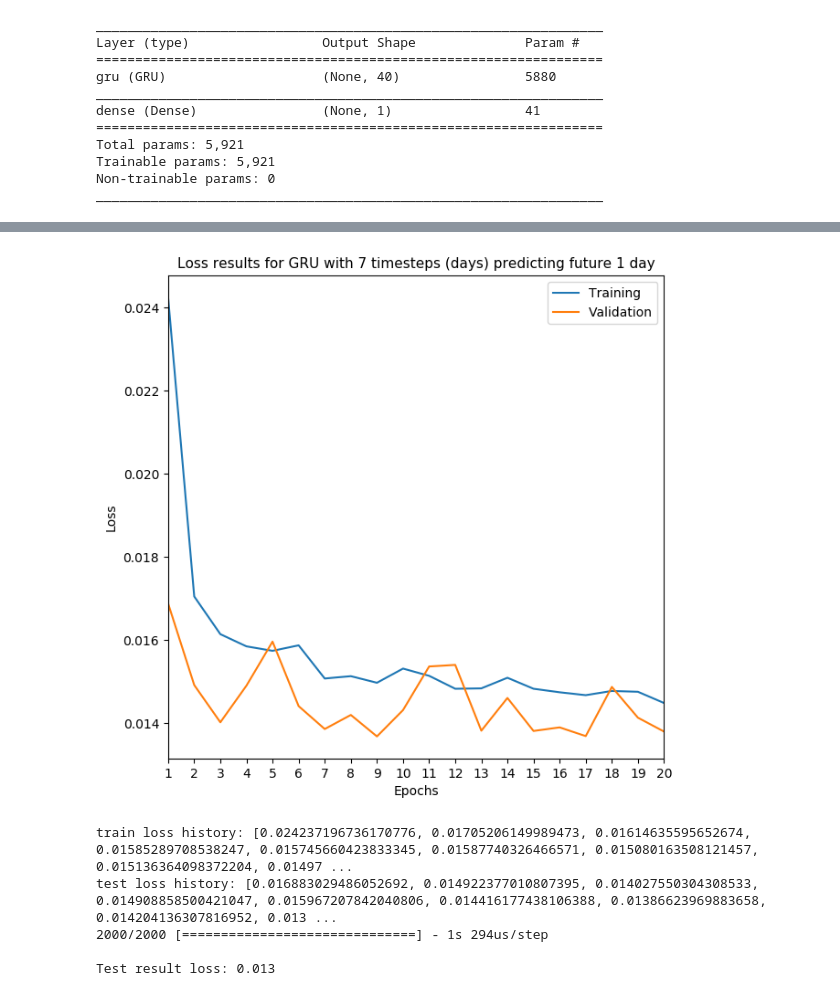
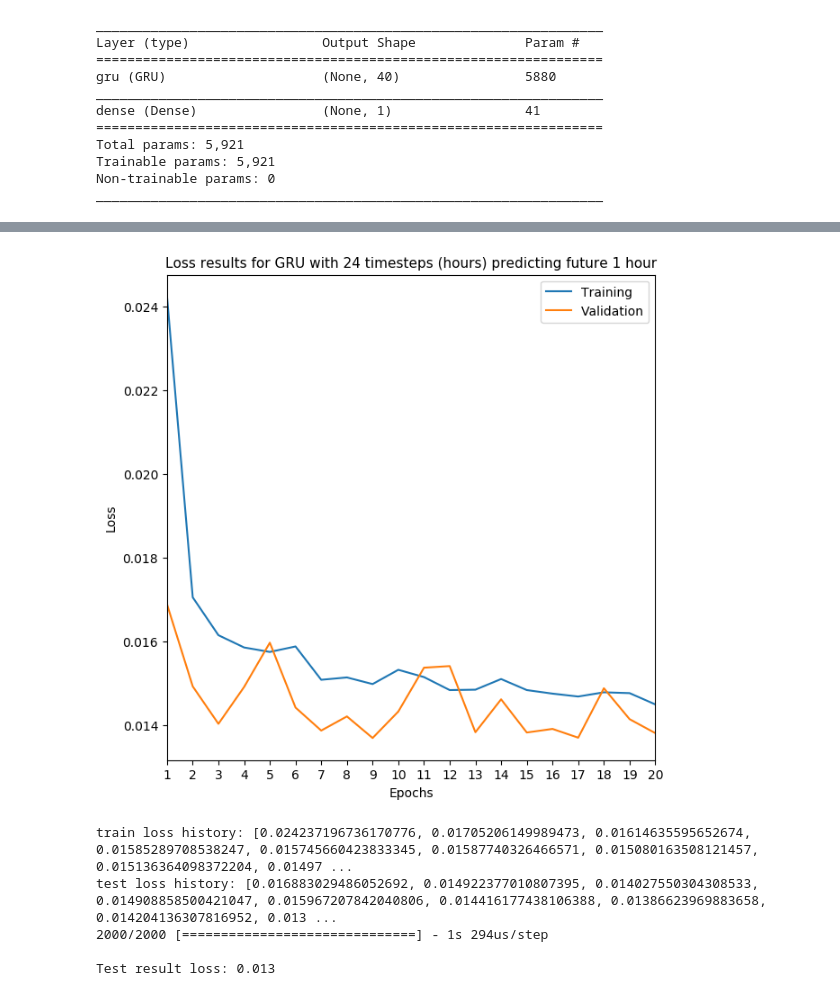
Before and after one commit to m3y54m/ut-nndl-course, a Jupyter notebook: miniproj2/gru_p1_last_24_hours.ipynb, the cells around one changed output, grey strips where cells are left out. Saved outputs shown, nothing was run; the diff lists cells and outputs as text; code cells hidden in the pictures.

```diff
--- a/miniproj2/gru_p1_last_24_hours.ipynb
+++ b/miniproj2/gru_p1_last_24_hours.ipynb
@@ -99,17 +99,17 @@ Epoch 20/20
 # %%
 plt.figure(1, figsize=(7, 7), dpi=100)
 plt.style.use(['default'])
 plt.plot(np.arange(1,NUM_EPOCHS+1,1), history.history['loss'], label='Training')
 plt.plot(np.arange(1,NUM_EPOCHS+1,1), history.history['val_loss'], label='Validation')
 plt.xticks(np.arange(1, NUM_EPOCHS+1, 1, dtype=int))
 plt.xlim(1, NUM_EPOCHS)
 plt.xlabel('Epochs')
 plt.ylabel('Loss')
-plt.title('Loss results for GRU with 7 timesteps (days) predicting future 1 day', fontsize=11)
+plt.title('Loss results for GRU with 24 timesteps (hours) predicting future 1 hour', fontsize=11)
 plt.legend()
 plt.show()
 # %% [output]
-[figure, old version]
+[figure, new version]
 # %%
 print('train loss history:', history.history["loss"])
 print('test loss history:', history.history["val_loss"])
```
Also changed, not shown: 7 other files.
